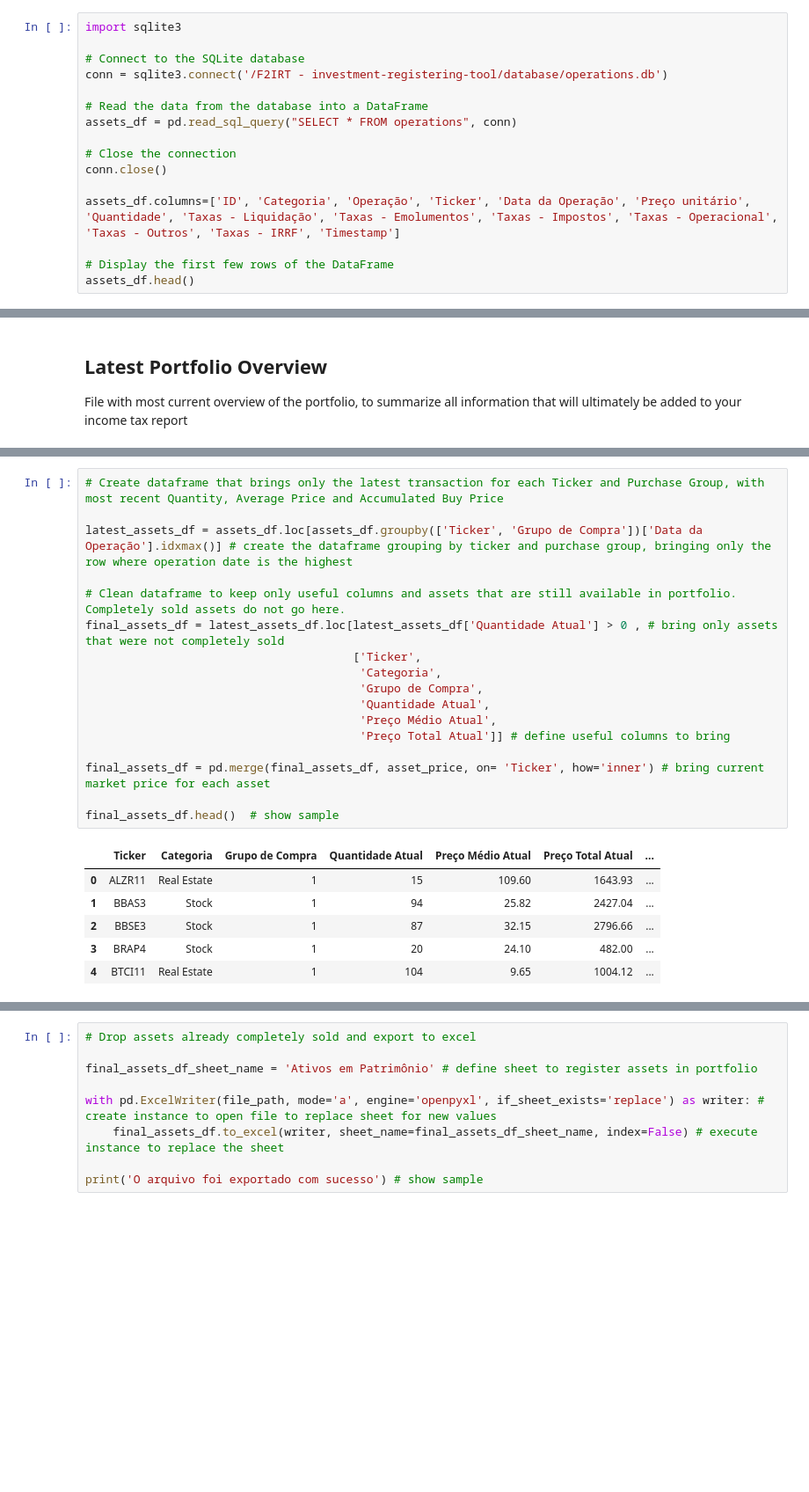
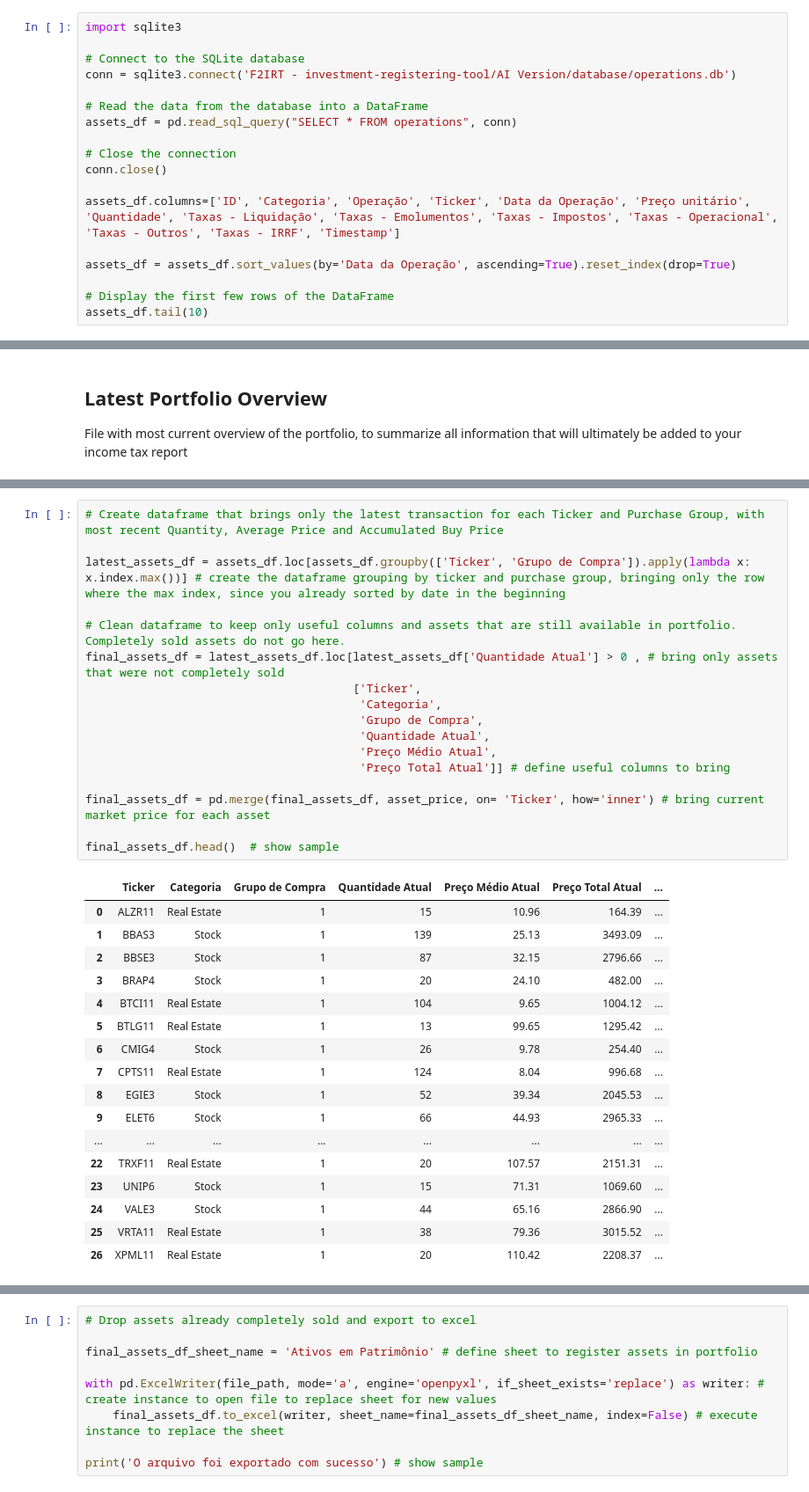
Before and after one commit to guilhermezvalente/investment-management-tool, a Jupyter notebook: sql - F1IOUR - investment-operations-report.ipynb, the cells around one changed output, grey strips where cells are left out. Shown at 88% size. Cells and saved outputs as stored; diff of their text form; blank space fills up the shorter version.

```diff
--- a/sql - F1IOUR - investment-operations-report.ipynb
+++ b/sql - F1IOUR - investment-operations-report.ipynb
@@ -45,7 +46,7 @@ Arquivo já existe
 import sqlite3
 
 # Connect to the SQLite database
-conn = sqlite3.connect('/F2IRT - investment-registering-tool/database/operations.db')
+conn = sqlite3.connect('F2IRT - investment-registering-tool/AI Version/database/operations.db')
 
 # Read the data from the database into a DataFrame
 assets_df = pd.read_sql_query("SELECT * FROM operations", conn)
@@ -55,7 +56,9 @@ conn.close()
 
 assets_df.columns=['ID', 'Categoria', 'Operação', 'Ticker', 'Data da Operação', 'Preço unitário', 'Quantidade', 'Taxas - Liquidação', 'Taxas - Emolumentos', 'Taxas - Impostos', 'Taxas - Operacional', 'Taxas - Outros', 'Taxas - IRRF', 'Timestamp']
 
+assets_df = assets_df.sort_values(by='Data da Operação', ascending=True).reset_index(drop=True)
+
 # Display the first few rows of the DataFrame
-assets_df.head()
+assets_df.tail(10)
 # %% [output]
 |  | ID | Categoria | Operação | Ticker | Data da Operação | Preço unitário | Quantidade | ... |
@@ -269,27 +297,38 @@ File with most current overview of the portfolio, to summarize all information t
 # %%
 # Create dataframe that brings only the latest transaction for each Ticker and Purchase Group, with most recent Quantity, Average Price and Accumulated Buy Price
 
-latest_assets_df = assets_df.loc[assets_df.groupby(['Ticker', 'Grupo de Compra'])['Data da Operação'].idxmax()] # create the dataframe grouping by ticker and purchase group, bringing only the row where operation date is the highest
+latest_assets_df = assets_df.loc[assets_df.groupby(['Ticker', 'Grupo de Compra']).apply(lambda x: x.index.max())] # create the dataframe grouping by ticker and purchase group, bringing only the row where the max index, since you already sorted by date in the beginning
 
 # Clean dataframe to keep only useful columns and assets that are still available in portfolio. Completely sold assets do not go here.
 final_assets_df = latest_assets_df.loc[latest_assets_df['Quantidade Atual'] > 0 , # bring only assets that were not completely sold
                                        ['Ticker',
                                         'Categoria',
                                         'Grupo de Compra',
                                         'Quantidade Atual',
                                         'Preço Médio Atual',
                                         'Preço Total Atual']] # define useful columns to bring
 
 final_assets_df = pd.merge(final_assets_df, asset_price, on= 'Ticker', how='inner') # bring current market price for each asset
 
 final_assets_df.head()  # show sample
 # %% [output]
 |  | Ticker | Categoria | Grupo de Compra | Quantidade Atual | Preço Médio Atual | Preço Total Atual | ... |
-| 0 | ALZR11 | Real Estate | 1 | 15 | 109.60 | 1643.93 | ... |
-| 1 | BBAS3 | Stock | 1 | 94 | 25.82 | 2427.04 | ... |
+| 0 | ALZR11 | Real Estate | 1 | 15 | 10.96 | 164.39 | ... |
+| 1 | BBAS3 | Stock | 1 | 139 | 25.13 | 3493.09 | ... |
 | 2 | BBSE3 | Stock | 1 | 87 | 32.15 | 2796.66 | ... |
 | 3 | BRAP4 | Stock | 1 | 20 | 24.10 | 482.00 | ... |
 | 4 | BTCI11 | Real Estate | 1 | 104 | 9.65 | 1004.12 | ... |
+| 5 | BTLG11 | Real Estate | 1 | 13 | 99.65 | 1295.42 | ... |
+| 6 | CMIG4 | Stock | 1 | 26 | 9.78 | 254.40 | ... |
+| 7 | CPTS11 | Real Estate | 1 | 124 | 8.04 | 996.68 | ... |
+| 8 | EGIE3 | Stock | 1 | 52 | 39.34 | 2045.53 | ... |
+| 9 | ELET6 | Stock | 1 | 66 | 44.93 | 2965.33 | ... |
+| ... | ... | ... | ... | ... | ... | ... | ... |
+| 22 | TRXF11 | Real Estate | 1 | 20 | 107.57 | 2151.31 | ... |
+| 23 | UNIP6 | Stock | 1 | 15 | 71.31 | 1069.60 | ... |
+| 24 | VALE3 | Stock | 1 | 44 | 65.16 | 2866.90 | ... |
+| 25 | VRTA11 | Real Estate | 1 | 38 | 79.36 | 3015.52 | ... |
+| 26 | XPML11 | Real Estate | 1 | 20 | 110.42 | 2208.37 | ... |
 # %%
 # Calculate upside
 
```
Also changed, not shown: parts of 11 cells of this notebook.
